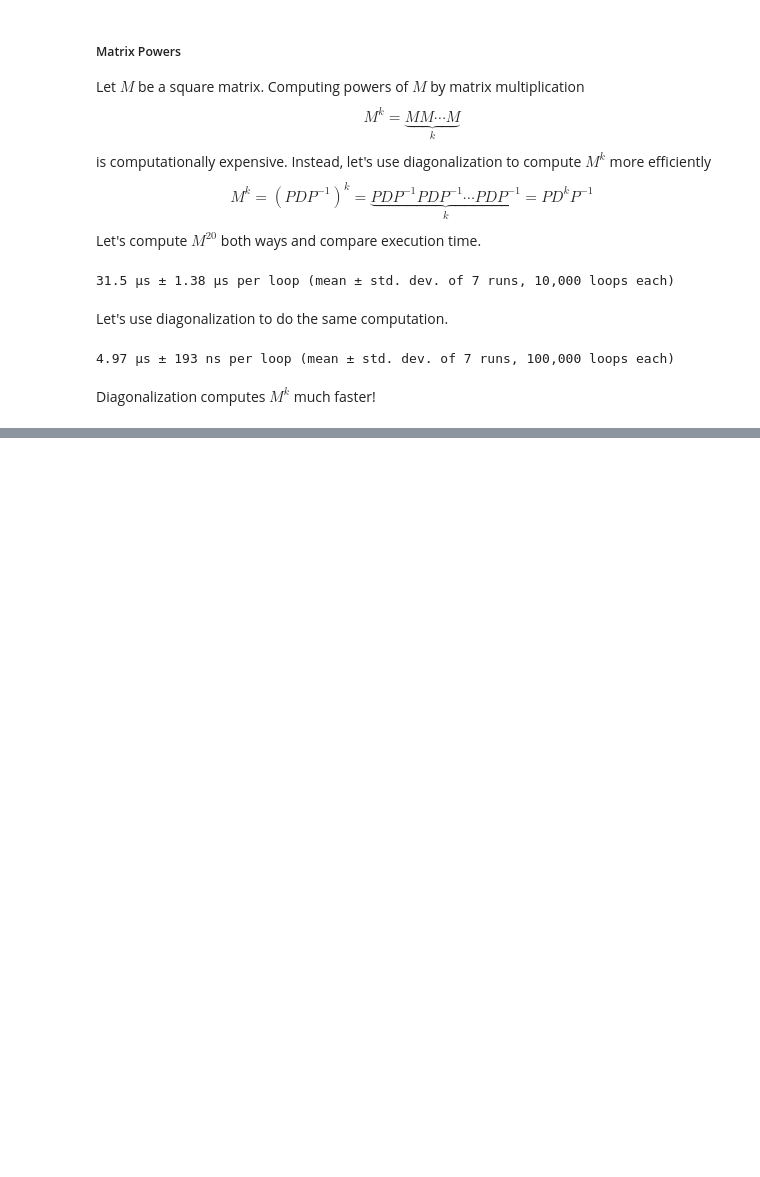
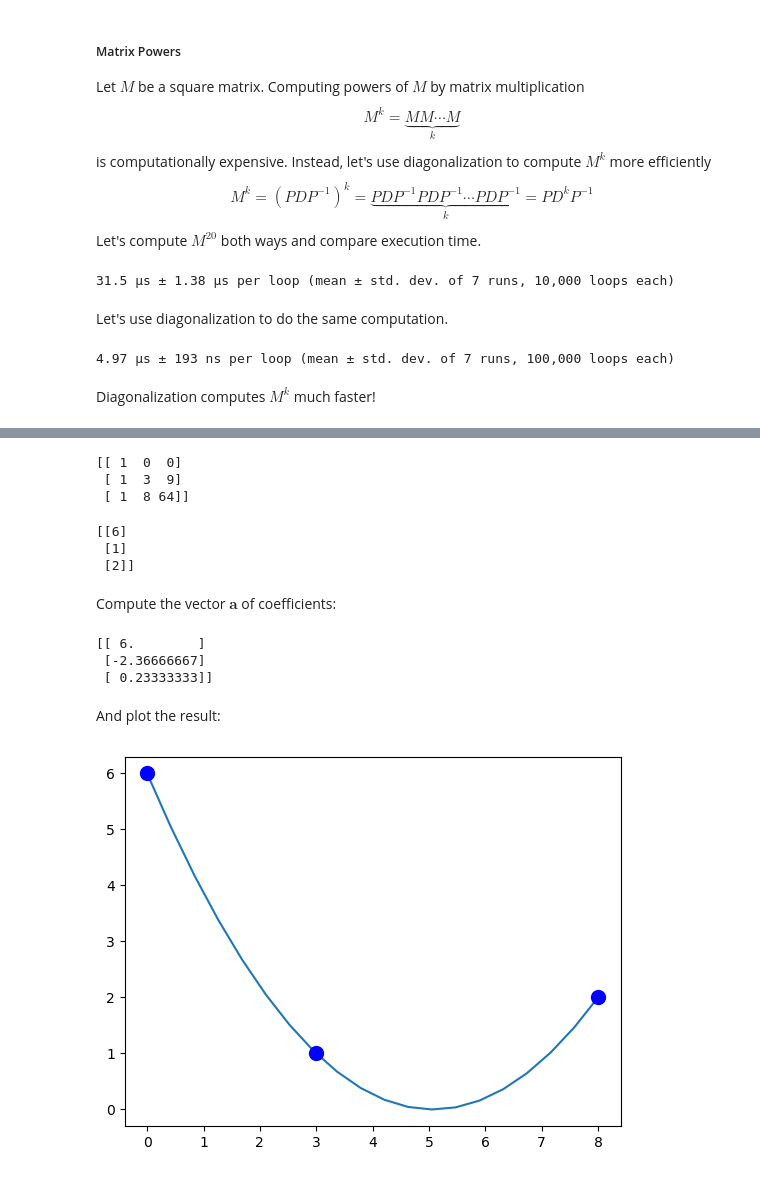
Before and after one commit to byeolla/science_dnn, a Jupyter notebook: 7th_week.ipynb, the cells around one changed output, grey strips where cells are left out. Saved outputs shown, nothing was run; the diff lists cells and outputs as text; code cells hidden in the pictures; blank space fills up the shorter version.

```diff
--- a/7th_week.ipynb
+++ b/7th_week.ipynb
@@ -513,0 +596,33 @@ Diagonalization computes $M^{k}$ much faster!
+# %%
+x = np.array([0, 3, 8])
+X = np.column_stack([[1, 1, 1], x, x**2])
+print(X)
+# %% [output]
+[[ 1  0  0]
+ [ 1  3  9]
+ [ 1  8 64]]
+# %%
+y = np.array([6, 1, 2]).reshape(3, 1)
+print(y)
+# %% [output]
+[[6]
+ [1]
+ [2]]
+# %% [markdown]
+Compute the vector $\mathbf{a}$ of coefficients:
+# %%
+a = la.solve(X, y)
+print(a)
+# %% [output]
+[[ 6.        ]
+ [-2.36666667]
+ [ 0.23333333]]
+# %% [markdown]
+And plot the result:
+# %%
+xs = np.linspace(0, 8, 20)
+ys = a[0] + a[1] * xs + a[2]*xs**2
+plt.plot(xs, ys, x, y, 'b.', ms=20)
+plt.show()
+# %% [output]
+[figure, added]
```
Also changed, not shown: parts of 24 cells of this notebook.
